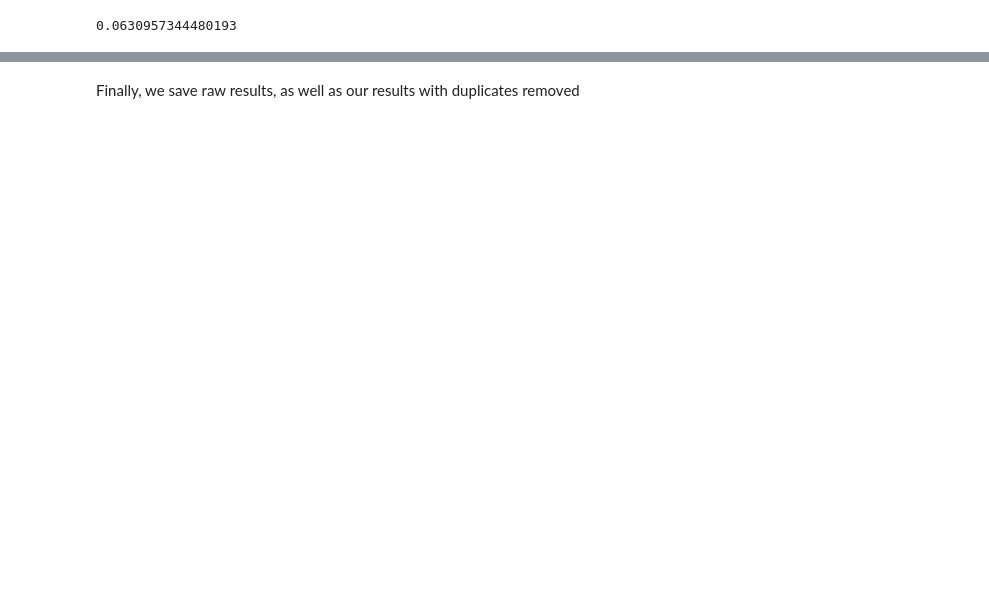
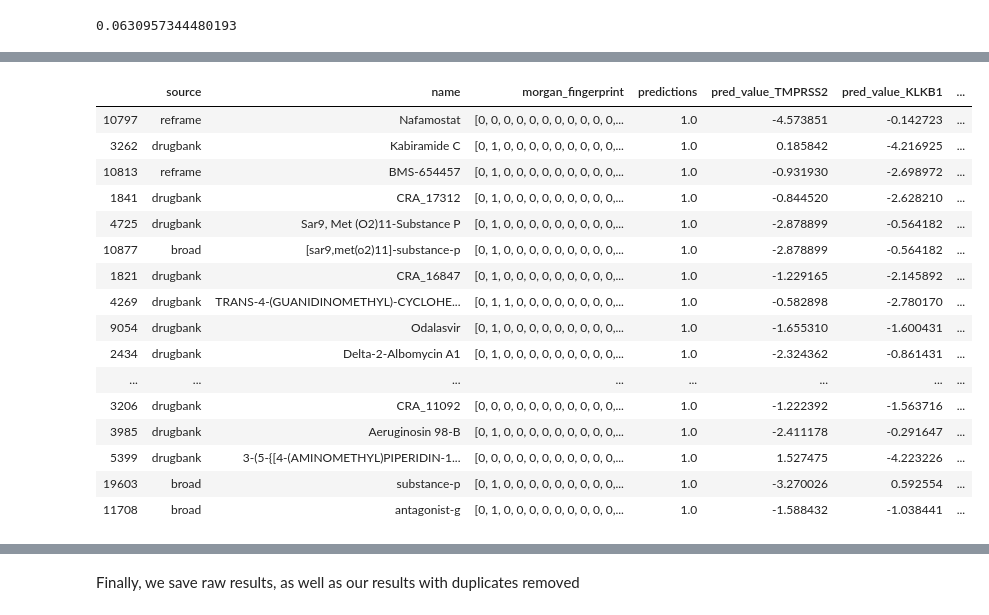
Before and after one commit to srensi/tmprss2, a Jupyter notebook: notebooks/TMPRSS2_SVM.ipynb, the cells around one changed output, grey strips where cells are left out. Drawn from its saved outputs; the diff is of its cells as text; code cells hidden in the pictures; blank space fills up the shorter version.

```diff
--- a/notebooks/TMPRSS2_SVM.ipynb
+++ b/notebooks/TMPRSS2_SVM.ipynb
@@ -325,0 +329,22 @@ Text(0.5, 1.0, 'Predicted Ki Values of Potentially-Active KLKB1 Inhibitors')
+# %%
+combined_predictions = active_screening_compounds['pred_value_TMPRSS2'] + active_screening_compounds['pred_value_KLKB1']
+active_screening_compounds['combined_predictions'] = combined_predictions
+active_screening_compounds.sort_values(by='combined_predictions').head(20)
+# %% [output]
+|  | source | name | morgan_fingerprint | predictions | pred_value_TMPRSS2 | pred_value_KLKB1 | ... |
+| 10797 | reframe | Nafamostat | [0, 0, 0, 0, 0, 0, 0, 0, 0, 0, 0,... | 1.0 | -4.573851 | -0.142723 | ... |
+| 3262 | drugbank | Kabiramide C | [0, 1, 0, 0, 0, 0, 0, 0, 0, 0, 0,... | 1.0 | 0.185842 | -4.216925 | ... |
+| 10813 | reframe | BMS-654457 | [0, 1, 0, 0, 0, 0, 0, 0, 0, 0, 0,... | 1.0 | -0.931930 | -2.698972 | ... |
+| 1841 | drugbank | CRA_17312 | [0, 1, 0, 0, 0, 0, 0, 0, 0, 0, 0,... | 1.0 | -0.844520 | -2.628210 | ... |
+| 4725 | drugbank | Sar9, Met (O2)11-Substance P | [0, 1, 0, 0, 0, 0, 0, 0, 0, 0, 0,... | 1.0 | -2.878899 | -0.564182 | ... |
+| 10877 | broad | [sar9,met(o2)11]-substance-p | [0, 1, 0, 0, 0, 0, 0, 0, 0, 0, 0,... | 1.0 | -2.878899 | -0.564182 | ... |
+| 1821 | drugbank | CRA_16847 | [0, 1, 0, 0, 0, 0, 0, 0, 0, 0, 0,... | 1.0 | -1.229165 | -2.145892 | ... |
+| 4269 | drugbank | TRANS-4-(GUANIDINOMETHYL)-CYCLOHE... | [0, 1, 1, 0, 0, 0, 0, 0, 0, 0, 0,... | 1.0 | -0.582898 | -2.780170 | ... |
+| 9054 | drugbank | Odalasvir | [0, 1, 0, 0, 0, 0, 0, 0, 0, 0, 0,... | 1.0 | -1.655310 | -1.600431 | ... |
+| 2434 | drugbank | Delta-2-Albomycin A1 | [0, 1, 0, 0, 0, 0, 0, 0, 0, 0, 0,... | 1.0 | -2.324362 | -0.861431 | ... |
+| ... | ... | ... | ... | ... | ... | ... | ... |
+| 3206 | drugbank | CRA_11092 | [0, 0, 0, 0, 0, 0, 0, 0, 0, 0, 0,... | 1.0 | -1.222392 | -1.563716 | ... |
+| 3985 | drugbank | Aeruginosin 98-B | [0, 1, 0, 0, 0, 0, 0, 0, 0, 0, 0,... | 1.0 | -2.411178 | -0.291647 | ... |
+| 5399 | drugbank | 3-(5-{[4-(AMINOMETHYL)PIPERIDIN-1... | [0, 0, 0, 0, 0, 0, 0, 0, 0, 0, 0,... | 1.0 | 1.527475 | -4.223226 | ... |
+| 19603 | broad | substance-p | [0, 1, 0, 0, 0, 0, 0, 0, 0, 0, 0,... | 1.0 | -3.270026 | 0.592554 | ... |
+| 11708 | broad | antagonist-g | [0, 1, 0, 0, 0, 0, 0, 0, 0, 0, 0,... | 1.0 | -1.588432 | -1.038441 | ... |
```
Also changed, not shown: parts of 14 cells of this notebook.
